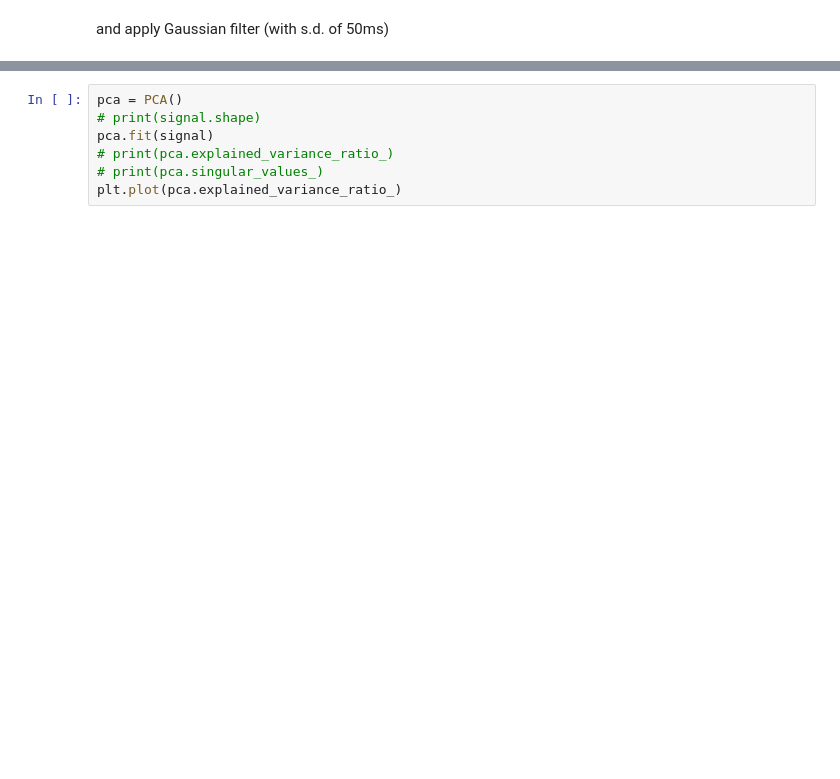
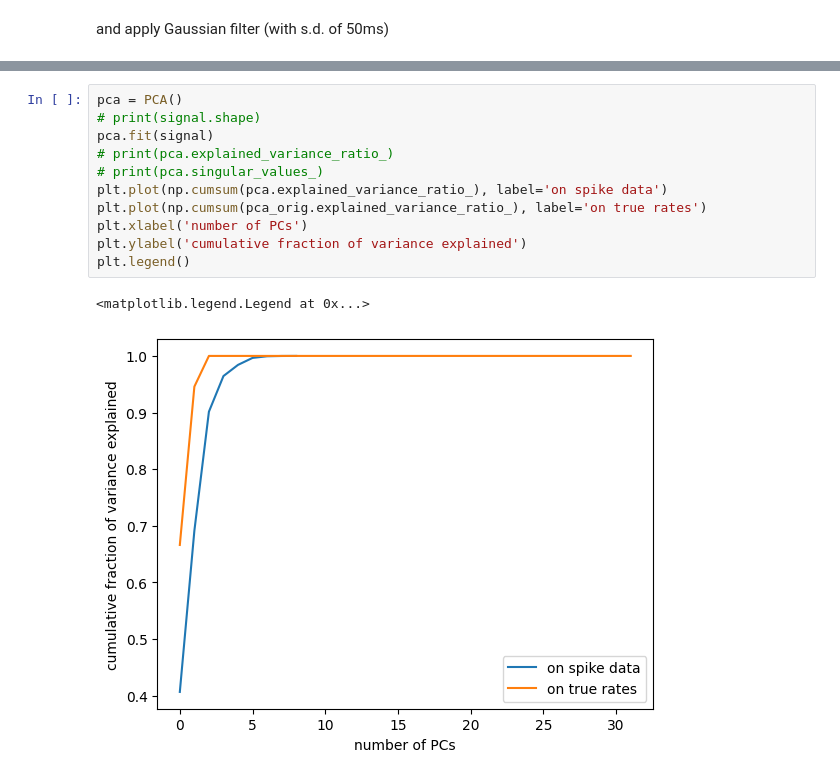
Before and after one commit to zierenberg/neural_manifolds, a Jupyter notebook: notebooks/example.ipynb, the cells around one changed output, grey strips where cells are left out. Drawn from its saved outputs; the diff is of its cells as text; blank space fills up the shorter version.

```diff
--- a/notebooks/example.ipynb
+++ b/notebooks/example.ipynb
@@ -92,7 +112,14 @@ plt.plot(time[:-1], signal.T);
 # %%
 pca = PCA()
 # print(signal.shape)
 pca.fit(signal)
 # print(pca.explained_variance_ratio_)
 # print(pca.singular_values_)
-plt.plot(pca.explained_variance_ratio_)
+plt.plot(np.cumsum(pca.explained_variance_ratio_), label='on spike data')
+plt.plot(np.cumsum(pca_orig.explained_variance_ratio_), label='on true rates')
+plt.xlabel('number of PCs')
+plt.ylabel('cumulative fraction of variance explained')
+plt.legend()
+# %% [output]
+<matplotlib.legend.Legend at 0x...>
+[figure, added]
```
Also changed, not shown: parts of 8 cells of this notebook.
